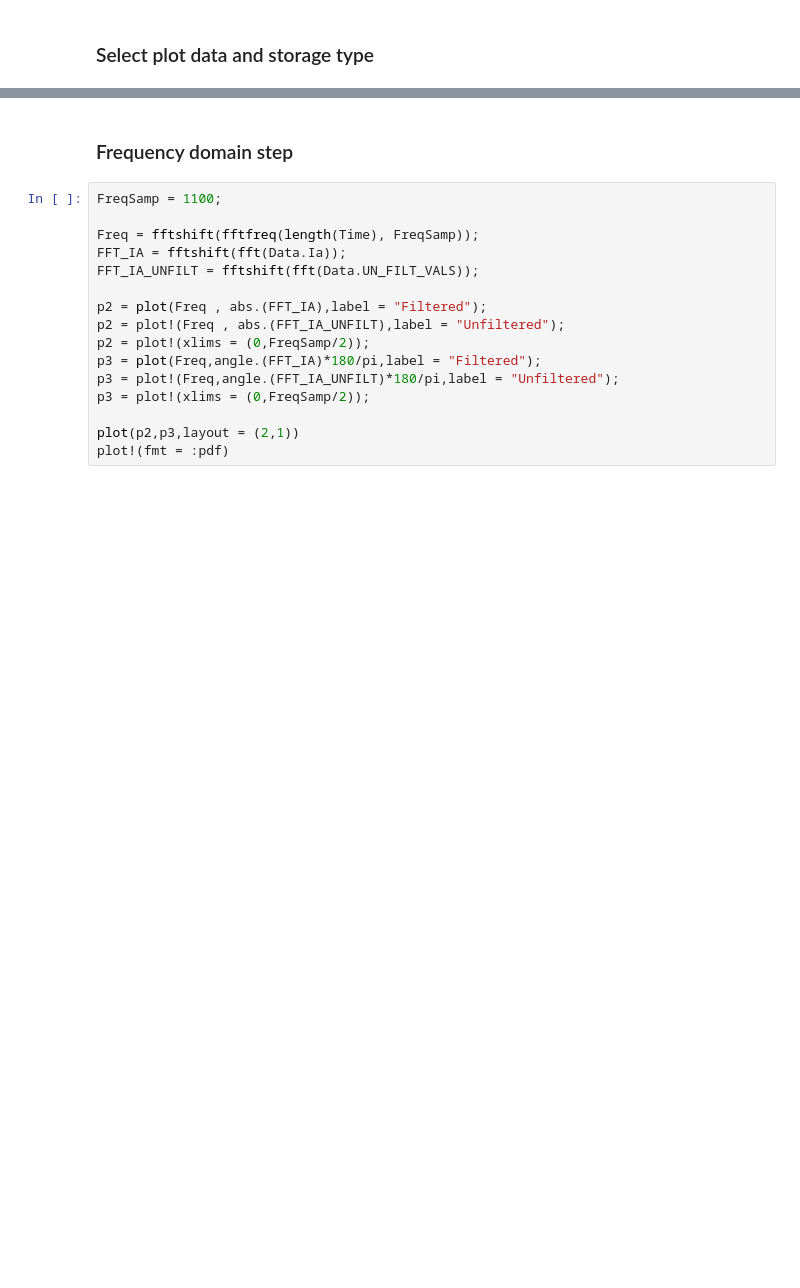
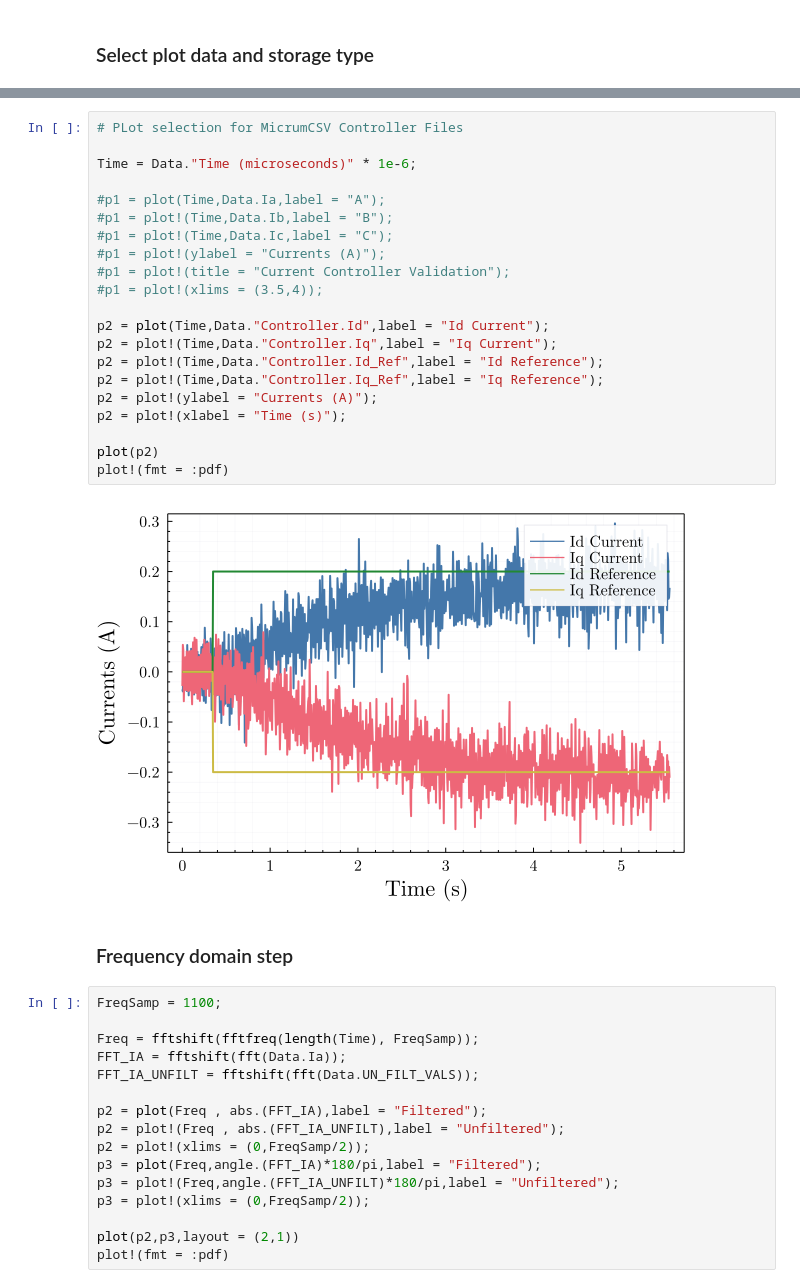
Before and after one commit to 15git-ruimendes/MastersThesis, a Jupyter notebook: PSim_Ploter.ipynb, the cells around one changed output, grey strips where cells are left out. Saved outputs shown, nothing was run; the diff lists cells and outputs as text; blank space fills up the shorter version.

Commit message:
current control

```diff
--- a/PSim_Ploter.ipynb
+++ b/PSim_Ploter.ipynb
@@ -46,3 +75,26 @@ plot!(fmt = :pdf)
+# %%
+# PLot selection for MicrumCSV Controller Files
+
+Time = Data."Time (microseconds)" * 1e-6;
+
+#p1 = plot(Time,Data.Ia,label = "A");
+#p1 = plot!(Time,Data.Ib,label = "B");
+#p1 = plot!(Time,Data.Ic,label = "C");
+#p1 = plot!(ylabel = "Currents (A)");
+#p1 = plot!(title = "Current Controller Validation");
+#p1 = plot!(xlims = (3.5,4));
+
+p2 = plot(Time,Data."Controller.Id",label = "Id Current");
+p2 = plot!(Time,Data."Controller.Iq",label = "Iq Current");
+p2 = plot!(Time,Data."Controller.Id_Ref",label = "Id Reference");
+p2 = plot!(Time,Data."Controller.Iq_Ref",label = "Iq Reference");
+p2 = plot!(ylabel = "Currents (A)");
+p2 = plot!(xlabel = "Time (s)");
+
+plot(p2)
+plot!(fmt = :pdf)
+# %% [output]
+[figure, added]
 # %% [markdown]
 ### Frequency domain step
 # %%
```
Also changed, not shown: parts of 5 cells of this notebook, 2 other files.
